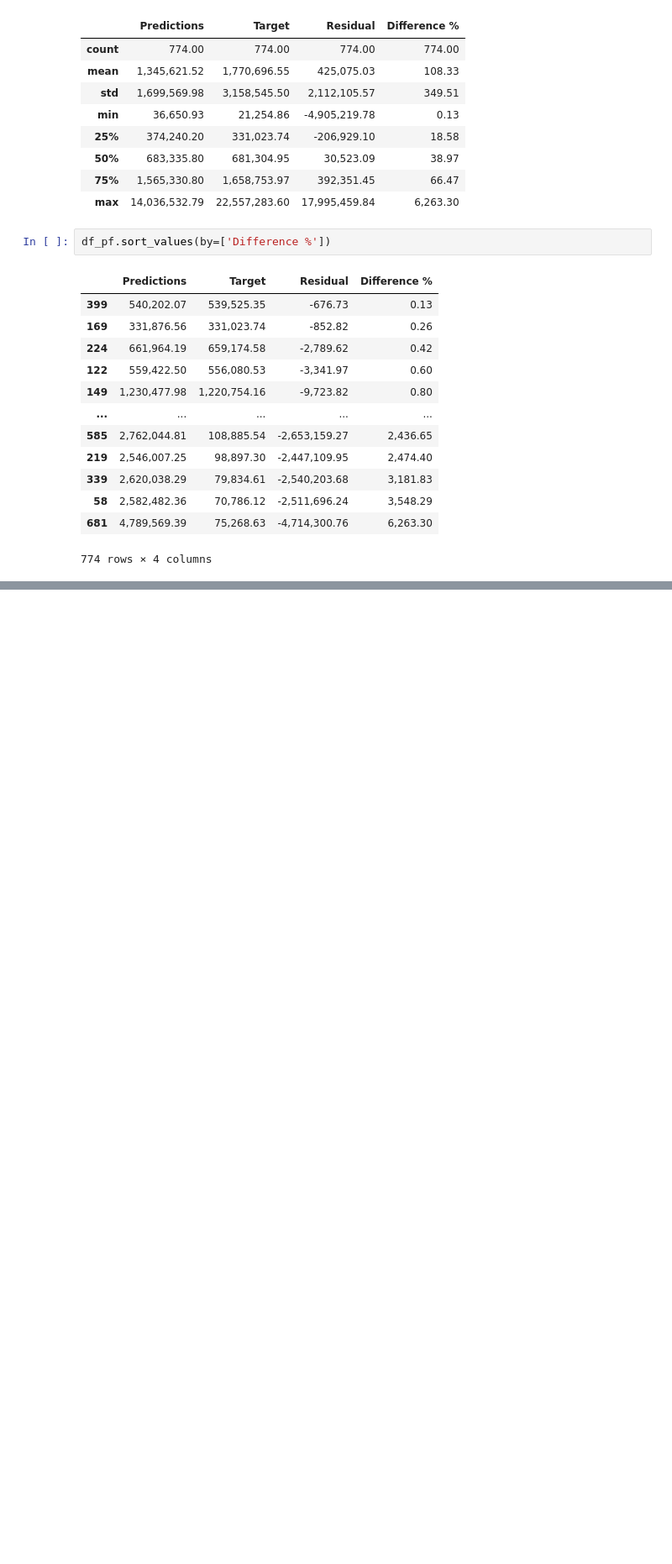
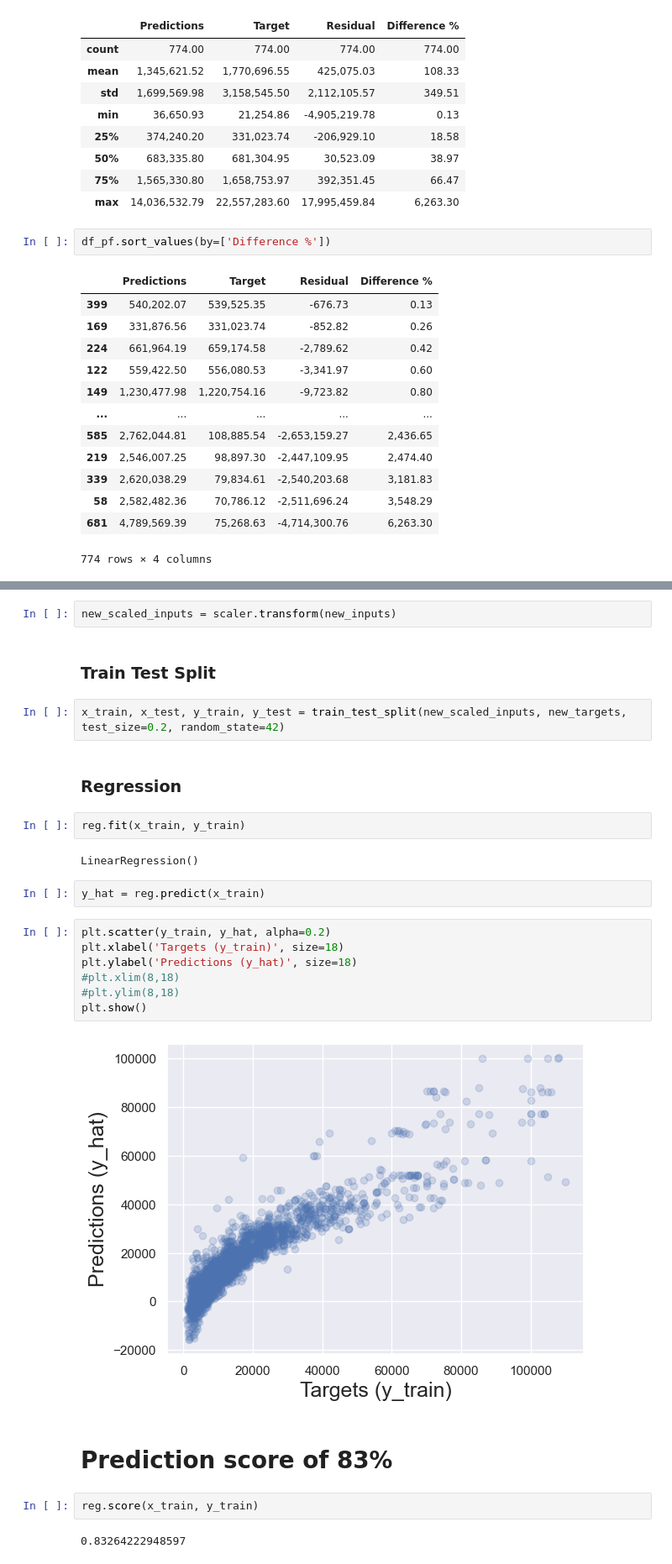
Before and after one commit to TharunPrabu7/car_price_prediction_linear_model, a Jupyter notebook: car_price_prediction.ipynb, the cells around one changed output, grey strips where cells are left out. Shown at 84% size. Saved outputs shown, nothing was run; the diff lists cells and outputs as text; blank space fills up the shorter version.

Commit message:
updated prediction score

```diff
--- a/car_price_prediction.ipynb
+++ b/car_price_prediction.ipynb
@@ -390,0 +528,29 @@ df_pf.sort_values(by=['Difference %'])
+# %%
+new_scaled_inputs = scaler.transform(new_inputs)
+# %% [markdown]
+### Train Test Split
+# %%
+x_train, x_test, y_train, y_test = train_test_split(new_scaled_inputs, new_targets, test_size=0.2, random_state=42)
+# %% [markdown]
+### Regression
+# %%
+reg.fit(x_train, y_train)
+# %% [output]
+LinearRegression()
+# %%
+y_hat = reg.predict(x_train)
+# %%
+plt.scatter(y_train, y_hat, alpha=0.2)
+plt.xlabel('Targets (y_train)', size=18)
+plt.ylabel('Predictions (y_hat)', size=18)
+#plt.xlim(8,18)
+#plt.ylim(8,18)
+plt.show()
+# %% [output]
+[figure, added]
+# %% [markdown]
+# Prediction score of 83%
+# %%
+reg.score(x_train, y_train)
+# %% [output]
+0.83264222948597
```
Also changed, not shown: parts of 21 cells of this notebook.
